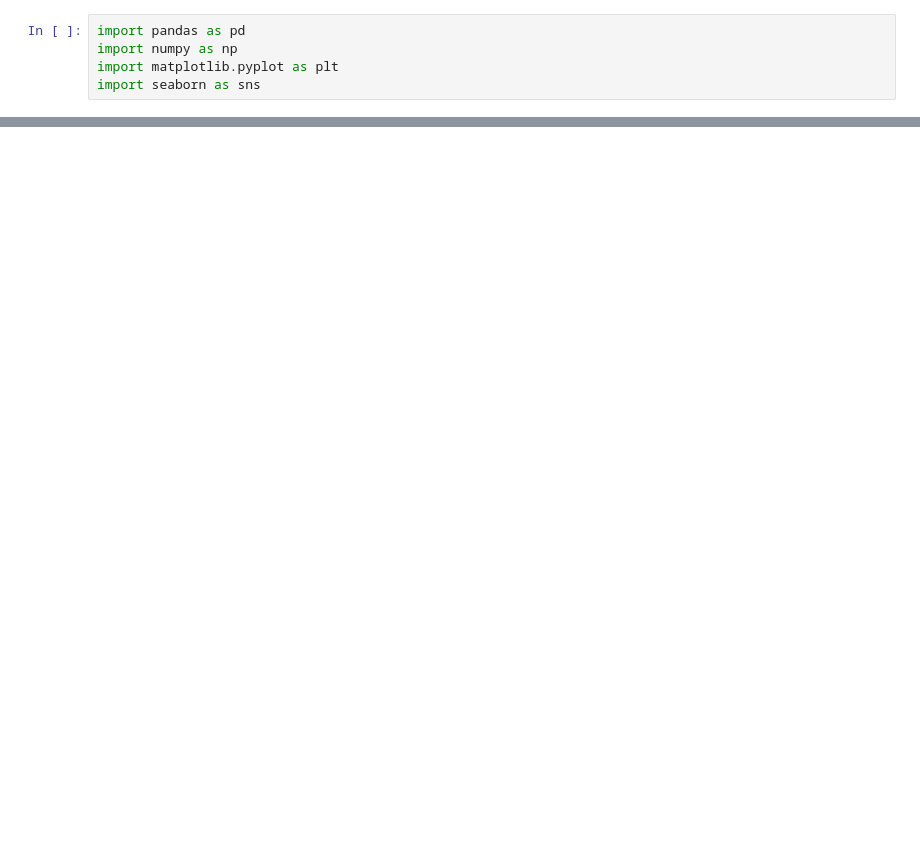
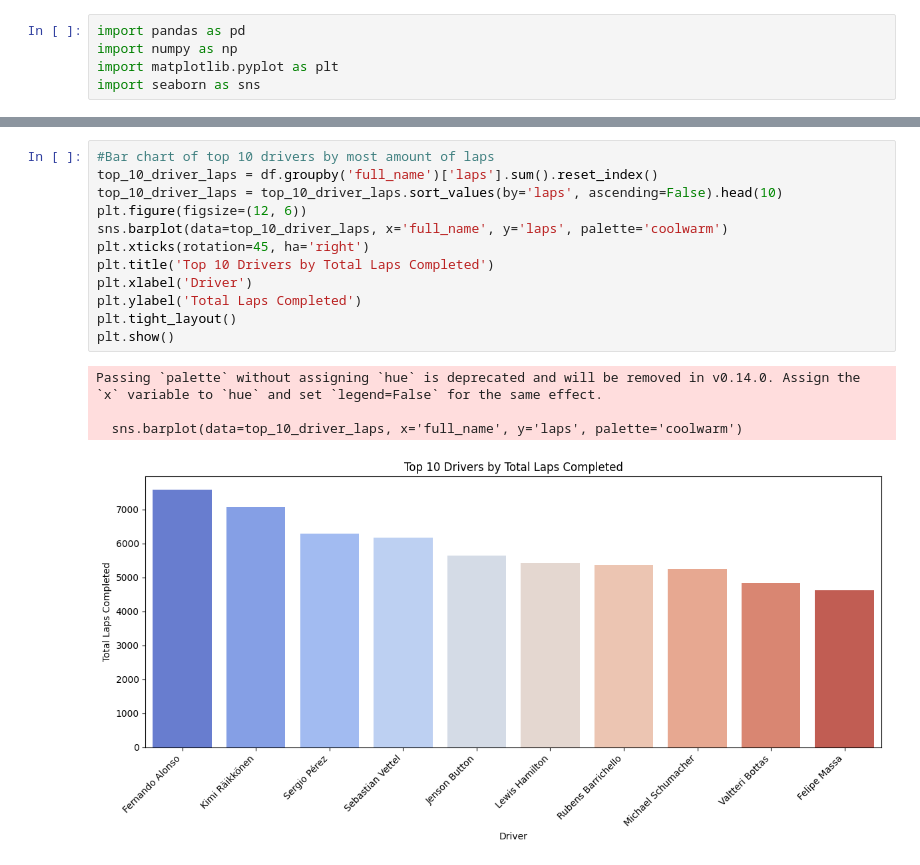
Before and after one commit to bysah/djs-gdg-tasks, a Jupyter notebook: EDA.ipynb, the cells around one changed output, grey strips where cells are left out. Saved outputs shown, nothing was run; the diff lists cells and outputs as text; blank space fills up the shorter version.

```diff
--- a/EDA.ipynb
+++ b/EDA.ipynb
@@ -27,0 +113,17 @@ memory usage: 2.4+ MB
+# %%
+#Bar chart of top 10 drivers by most amount of laps
+top_10_driver_laps = df.groupby('full_name')['laps'].sum().reset_index()
+top_10_driver_laps = top_10_driver_laps.sort_values(by='laps', ascending=False).head(10)
+plt.figure(figsize=(12, 6))
+sns.barplot(data=top_10_driver_laps, x='full_name', y='laps', palette='coolwarm')
+plt.xticks(rotation=45, ha='right')
+plt.title('Top 10 Drivers by Total Laps Completed')
+plt.xlabel('Driver')
+plt.ylabel('Total Laps Completed')
+plt.tight_layout()
+plt.show()
+# %% [output]
+Passing `palette` without assigning `hue` is deprecated and will be removed in v0.14.0. Assign the `x` variable to `hue` and set `legend=False` for the same effect.
+
+  sns.barplot(data=top_10_driver_laps, x='full_name', y='laps', palette='coolwarm')
+[figure, added]
```
Also changed, not shown: parts of 14 cells of this notebook, 3 other files.
